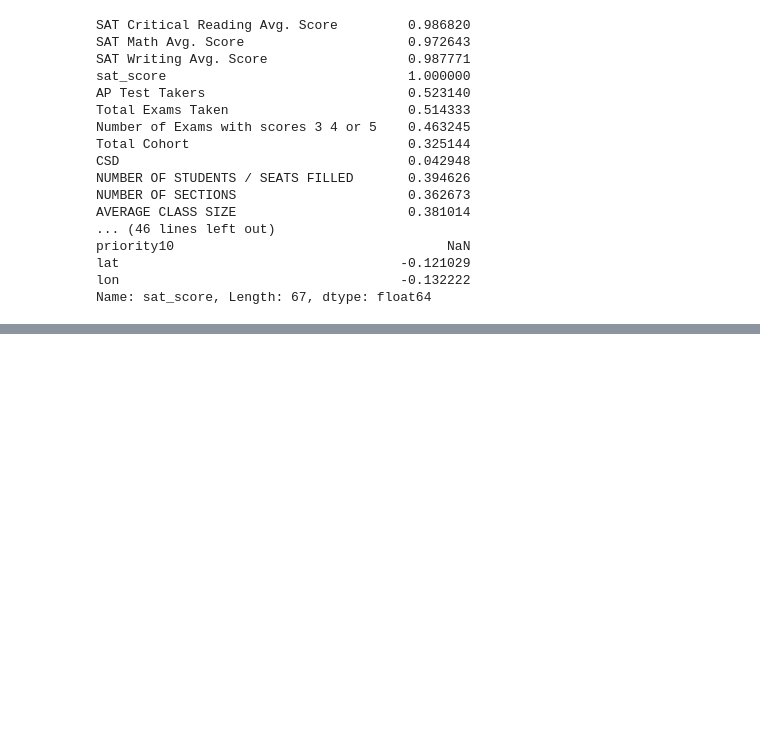
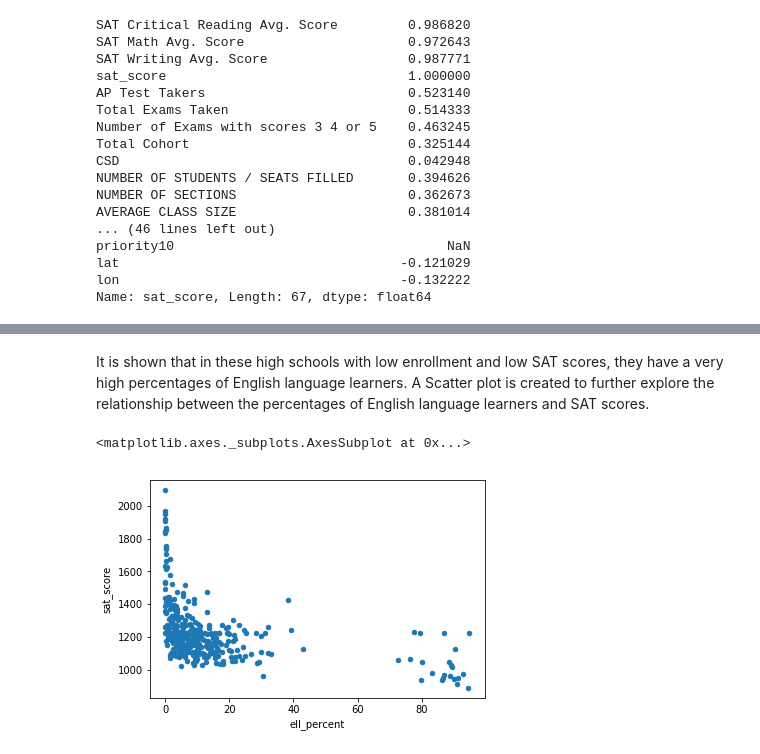
Before and after one commit to kalingwu/Dataquest-Projects, a Jupyter notebook: NYC_high_school_data_DataCleaning/basics.ipynb, the cells around one changed output, grey strips where cells are left out. Saved outputs shown, nothing was run; the diff lists cells and outputs as text; code cells hidden in the pictures; blank space fills up the shorter version.

```diff
--- a/NYC_high_school_data_DataCleaning/basics.ipynb
+++ b/NYC_high_school_data_DataCleaning/basics.ipynb
@@ -359,0 +385,7 @@ combined.plot.scatter()
+# %% [markdown]
+It is shown that in these high schools with low enrollment and low SAT scores, they have a very high percentages of English language learners. A Scatter plot is created to further explore the relationship between the percentages of English language learners and SAT scores.
+# %%
+combined.plot.scatter(x="ell_percent",y="sat_score")
+# %% [output]
+<matplotlib.axes._subplots.AxesSubplot at 0x...>
+[figure, added]
```
Also changed, not shown: parts of 14 cells of this notebook.
